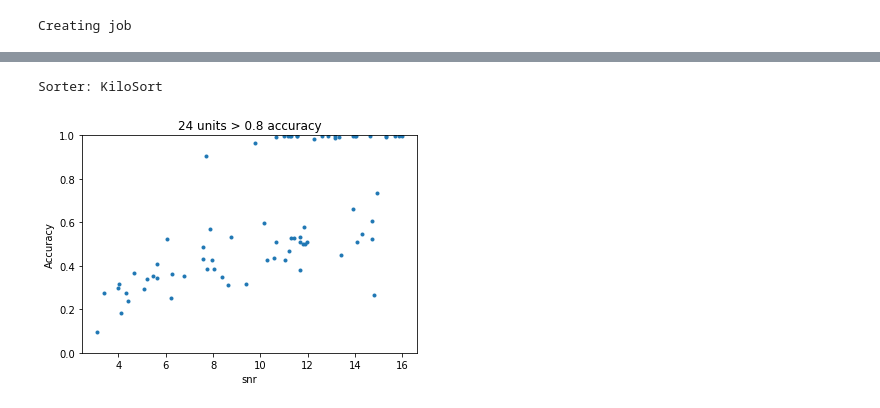
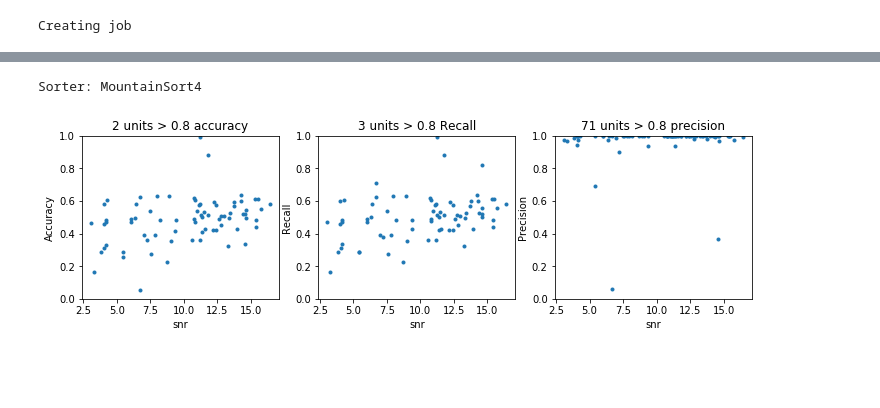
Before and after one commit to flatironinstitute/spikeforest_old, a Jupyter notebook: docs/example_notebooks/example_single_recording.ipynb, the cells around one changed output, grey strips where cells are left out. Cells and saved outputs as stored; diff of their text form; code cells hidden in the pictures; blank space fills up the shorter version.

```diff
--- a/docs/example_notebooks/example_single_recording.ipynb
+++ b/docs/example_notebooks/example_single_recording.ipynb
@@ -216,6 +201,6 @@ Sorter: KiloSort2
 # %%
 print('Sorter: ' + params['sorter'])
-a.plot()
+a.plot(mode='all')
 # %% [output]
-Sorter: KiloSort
+Sorter: MountainSort4
-[figure, old version]
+[figure, new version]
```
Also changed, not shown: parts of 8 cells of this notebook, 1 other file.
